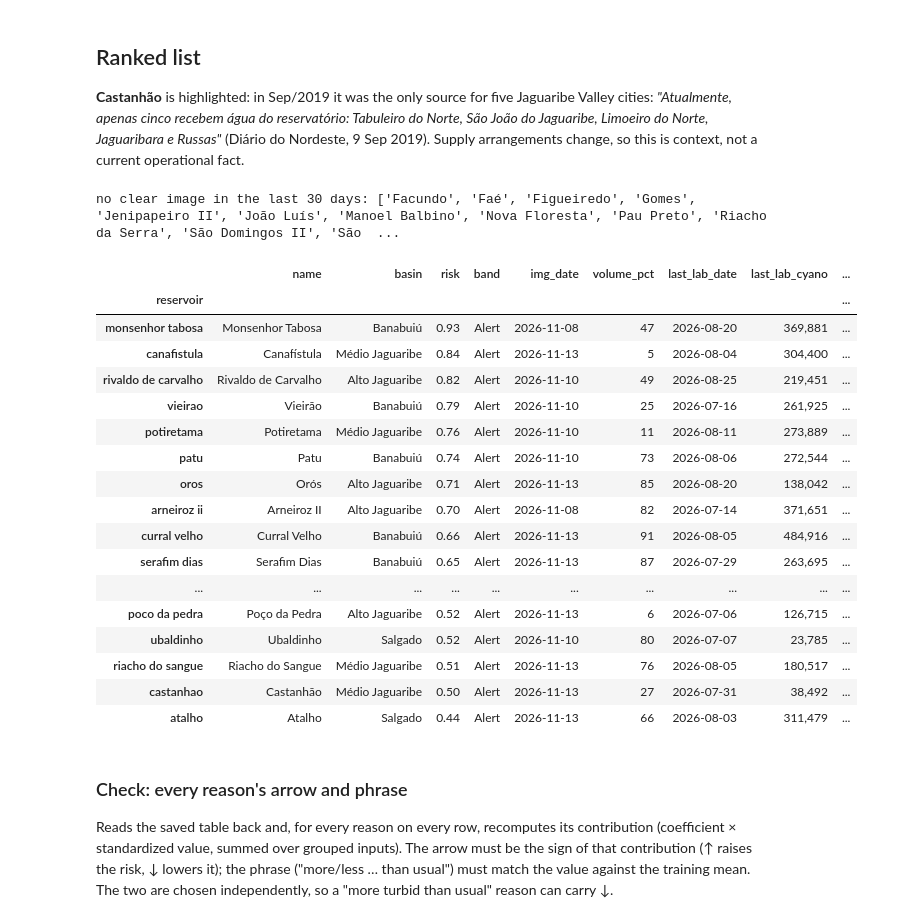
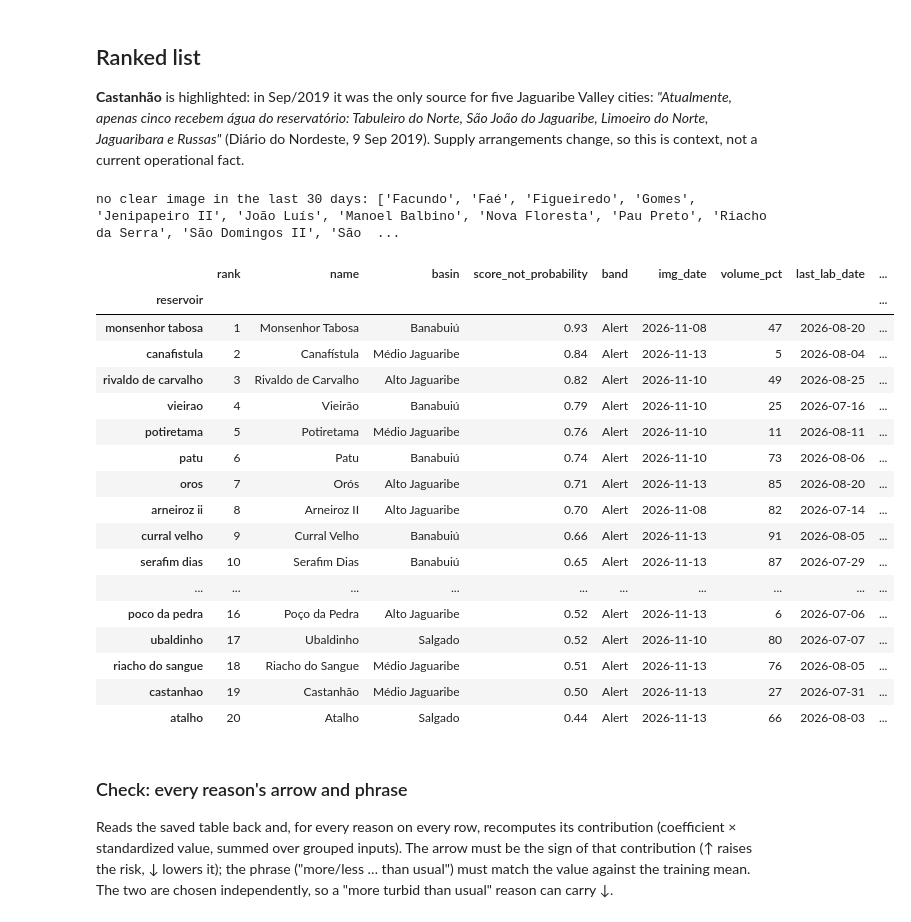
Before and after one commit to FilipeM7S/alerta-acude, a Jupyter notebook: notebooks/05_risk_map.ipynb, the cells around one changed output. Drawn from its saved outputs; the diff is of its cells as text; code cells hidden in the pictures.

```diff
--- a/notebooks/05_risk_map.ipynb
+++ b/notebooks/05_risk_map.ipynb
@@ -96,6 +98,8 @@ The list is ranked by probability, so the technician starts at the top.
 live["risk"] = bundle["model"].predict_proba(live[FEATURES])[:, 1]
 thr = bundle["threshold"]
 live["band"] = np.where(live["risk"] >= thr, "Alert", "Lower risk")
+live["rank"] = live["risk"].rank(ascending=False, method="first").astype(int)  # 1 = sample first
+N = len(live)
 feat_all = pd.read_csv(PROCESSED / "features.csv", parse_dates=["date"])
 train_means = feat_all[time_split(feat_all) == "train"][FEATURES].mean()
 live["reasons"] = reasons(bundle, live, train_means)
@@ -148,33 +152,34 @@ live.loc[live["low_confidence"], ["band", "risk", "aoi_type", "water_frac", "vol
 # %%
 live["name"] = res["name"].reindex(live.index)
 live["basin"] = res["basin"].reindex(live.index)
-table = live.sort_values("risk", ascending=False)[["name", "basin", "risk", "band", "img_date", "volume_pct",
+table = live.sort_values("rank")[["rank", "name", "basin", "risk", "band", "img_date", "volume_pct",
                                                    "last_lab_date", "last_lab_cyano", "last_lab_class", "low_confidence",
                                                    "confidence_note", "reasons"]]
+table = table.rename(columns={"risk": "score_not_probability"})
 table.assign(reasons=table["reasons"].map(" | ".join)).to_csv(OUTPUTS / "risk_table.csv")
 no_image = sat[sat["status"] != "ok"].index.tolist()
 print("no clear image in the last 30 days:", [res.at[n, "name"] for n in no_image])
-table.head(20).style.format({"risk": "{:.2f}", "volume_pct": "{:.0f}", "last_lab_cyano": "{:,.0f}"})
+table.head(20).style.format({"score_not_probability": "{:.2f}", "volume_pct": "{:.0f}", "last_lab_cyano": "{:,.0f}"})
 # %% [output]
 no clear image in the last 30 days: ['Facundo', 'Faé', 'Figueiredo', 'Gomes', 'Jenipapeiro II', 'João Luís', 'Manoel Balbino', 'Nova Floresta', 'Pau Preto', 'Riacho da Serra', 'São Domingos II', 'São  ...
-|  | name | basin | risk | band | img_date | volume_pct | last_lab_date | last_lab_cyano | ... |
+|  | rank | name | basin | score_not_probability | band | img_date | volume_pct | last_lab_date | ... |
 | reservoir |  |  |  |  |  |  |  |  | ... |
-| monsenhor tabosa | Monsenhor Tabosa | Banabuiú | 0.93 | Alert | 2026-11-08 | 47 | 2026-08-20 | 369,881 | ... |
-| canafistula | Canafístula | Médio Jaguaribe | 0.84 | Alert | 2026-11-13 | 5 | 2026-08-04 | 304,400 | ... |
-| rivaldo de carvalho | Rivaldo de Carvalho | Alto Jaguaribe | 0.82 | Alert | 2026-11-10 | 49 | 2026-08-25 | 219,451 | ... |
-| vieirao | Vieirão | Banabuiú | 0.79 | Alert | 2026-11-10 | 25 | 2026-07-16 | 261,925 | ... |
-| potiretama | Potiretama | Médio Jaguaribe | 0.76 | Alert | 2026-11-10 | 11 | 2026-08-11 | 273,889 | ... |
-| patu | Patu | Banabuiú | 0.74 | Alert | 2026-11-10 | 73 | 2026-08-06 | 272,544 | ... |
-| oros | Orós | Alto Jaguaribe | 0.71 | Alert | 2026-11-13 | 85 | 2026-08-20 | 138,042 | ... |
-| arneiroz ii | Arneiroz II | Alto Jaguaribe | 0.70 | Alert | 2026-11-08 | 82 | 2026-07-14 | 371,651 | ... |
-| curral velho | Curral Velho | Banabuiú | 0.66 | Alert | 2026-11-13 | 91 | 2026-08-05 | 484,916 | ... |
-| serafim dias | Serafim Dias | Banabuiú | 0.65 | Alert | 2026-11-13 | 87 | 2026-07-29 | 263,695 | ... |
+| monsenhor tabosa | 1 | Monsenhor Tabosa | Banabuiú | 0.93 | Alert | 2026-11-08 | 47 | 2026-08-20 | ... |
+| canafistula | 2 | Canafístula | Médio Jaguaribe | 0.84 | Alert | 2026-11-13 | 5 | 2026-08-04 | ... |
+| rivaldo de carvalho | 3 | Rivaldo de Carvalho | Alto Jaguaribe | 0.82 | Alert | 2026-11-10 | 49 | 2026-08-25 | ... |
+| vieirao | 4 | Vieirão | Banabuiú | 0.79 | Alert | 2026-11-10 | 25 | 2026-07-16 | ... |
+| potiretama | 5 | Potiretama | Médio Jaguaribe | 0.76 | Alert | 2026-11-10 | 11 | 2026-08-11 | ... |
+| patu | 6 | Patu | Banabuiú | 0.74 | Alert | 2026-11-10 | 73 | 2026-08-06 | ... |
+| oros | 7 | Orós | Alto Jaguaribe | 0.71 | Alert | 2026-11-13 | 85 | 2026-08-20 | ... |
+| arneiroz ii | 8 | Arneiroz II | Alto Jaguaribe | 0.70 | Alert | 2026-11-08 | 82 | 2026-07-14 | ... |
+| curral velho | 9 | Curral Velho | Banabuiú | 0.66 | Alert | 2026-11-13 | 91 | 2026-08-05 | ... |
+| serafim dias | 10 | Serafim Dias | Banabuiú | 0.65 | Alert | 2026-11-13 | 87 | 2026-07-29 | ... |
 | ... | ... | ... | ... | ... | ... | ... | ... | ... | ... |
-| poco da pedra | Poço da Pedra | Alto Jaguaribe | 0.52 | Alert | 2026-11-13 | 6 | 2026-07-06 | 126,715 | ... |
-| ubaldinho | Ubaldinho | Salgado | 0.52 | Alert | 2026-11-10 | 80 | 2026-07-07 | 23,785 | ... |
-| riacho do sangue | Riacho do Sangue | Médio Jaguaribe | 0.51 | Alert | 2026-11-13 | 76 | 2026-08-05 | 180,517 | ... |
-| castanhao | Castanhão | Médio Jaguaribe | 0.50 | Alert | 2026-11-13 | 27 | 2026-07-31 | 38,492 | ... |
-| atalho | Atalho | Salgado | 0.44 | Alert | 2026-11-13 | 66 | 2026-08-03 | 311,479 | ... |
+| poco da pedra | 16 | Poço da Pedra | Alto Jaguaribe | 0.52 | Alert | 2026-11-13 | 6 | 2026-07-06 | ... |
+| ubaldinho | 17 | Ubaldinho | Salgado | 0.52 | Alert | 2026-11-10 | 80 | 2026-07-07 | ... |
+| riacho do sangue | 18 | Riacho do Sangue | Médio Jaguaribe | 0.51 | Alert | 2026-11-13 | 76 | 2026-08-05 | ... |
+| castanhao | 19 | Castanhão | Médio Jaguaribe | 0.50 | Alert | 2026-11-13 | 27 | 2026-07-31 | ... |
+| atalho | 20 | Atalho | Salgado | 0.44 | Alert | 2026-11-13 | 66 | 2026-08-03 | ... |
 # %% [markdown]
 ### Check: every reason's arrow and phrase
 
```
Also changed, not shown: parts of 3 cells of this notebook, 3 other files.
